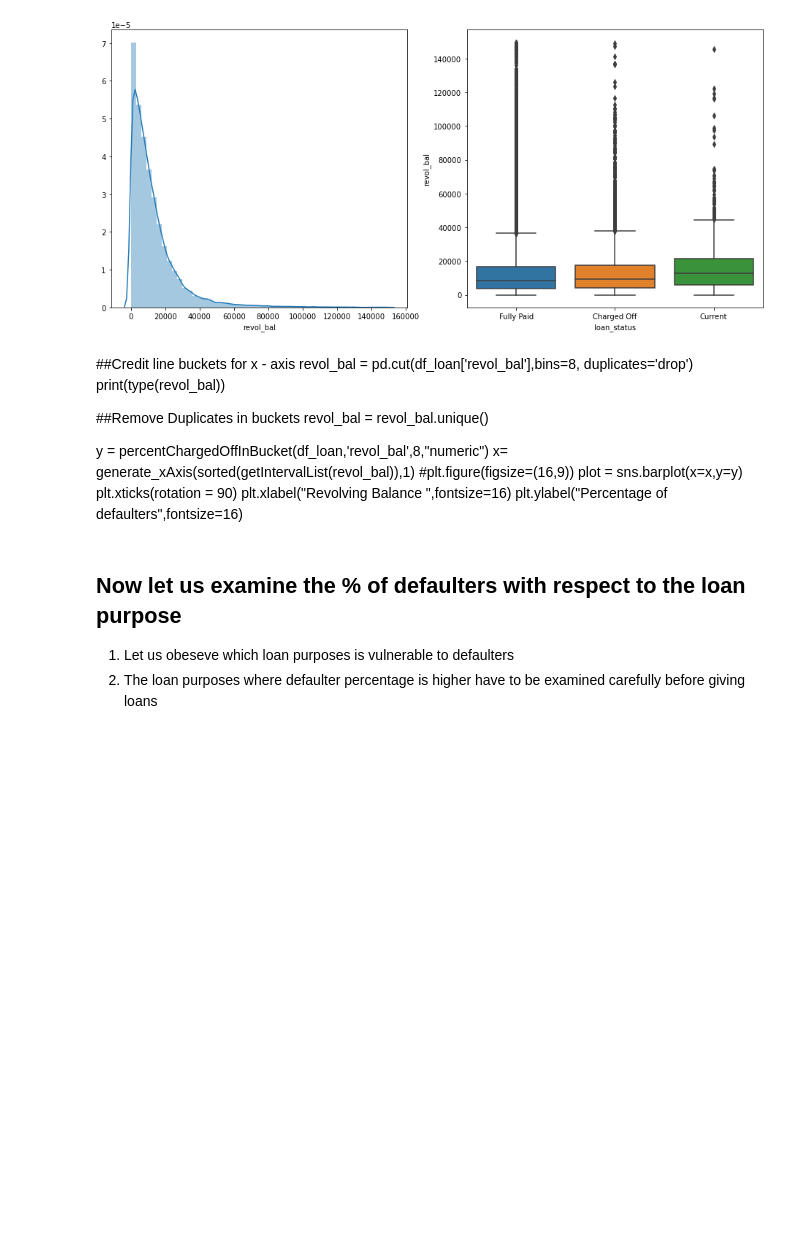
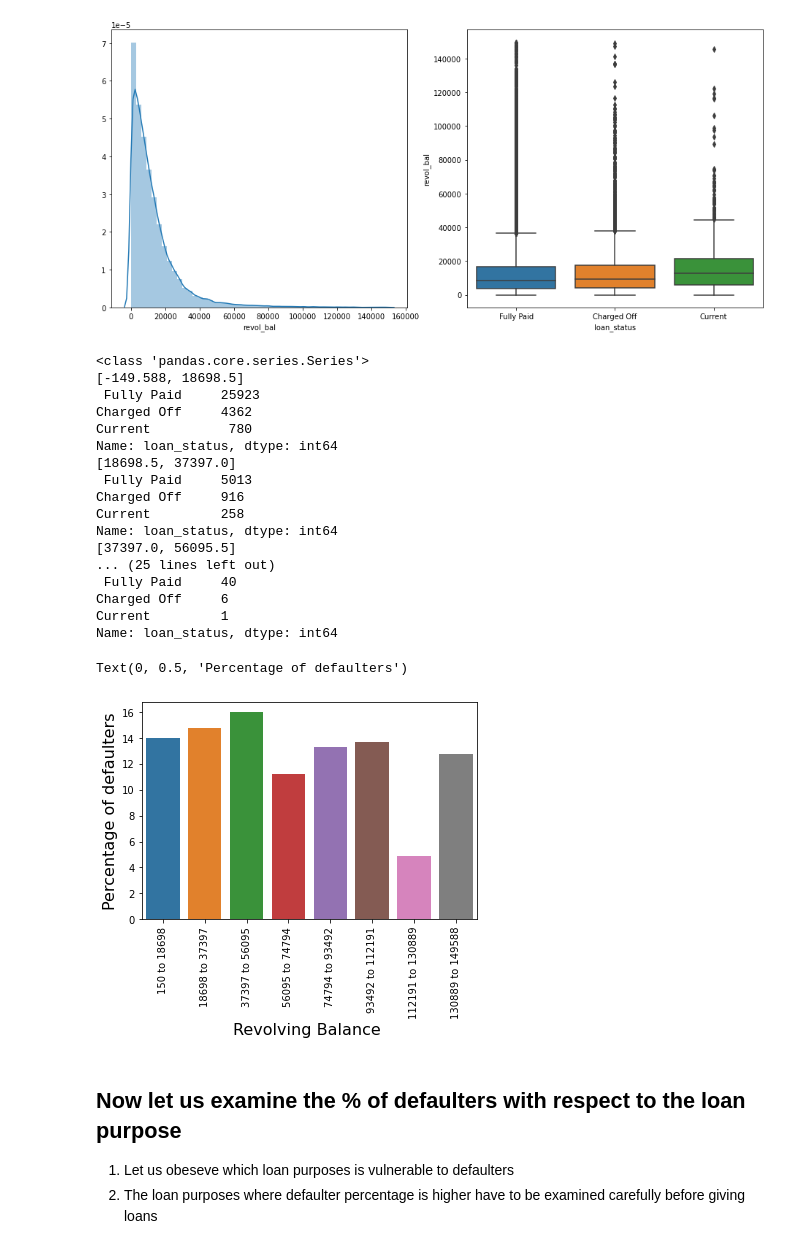
Before and after one commit to pani007/UpgradLendingClub, a Jupyter notebook: CaseStudy2.ipynb, the cells around one changed output. Saved outputs shown, nothing was run; the diff lists cells and outputs as text; code cells hidden in the pictures; blank space fills up the shorter version.

```diff
--- a/CaseStudy2.ipynb
+++ b/CaseStudy2.ipynb
@@ -385,21 +429,41 @@ sns.boxplot(data=df_loan,x="loan_status",y="revol_bal")
 # %% [output]
 <matplotlib.axes._subplots.AxesSubplot at 0x...>
 [figure]
-# %% [markdown]
-##Credit line buckets for x - axis
-revol_bal = pd.cut(df_loan['revol_bal'],bins=8, duplicates='drop')
-print(type(revol_bal))
-
-##Remove Duplicates in buckets
-revol_bal = revol_bal.unique()
-
-y = percentChargedOffInBucket(df_loan,'revol_bal',8,"numeric")
-x= generate_xAxis(sorted(getIntervalList(revol_bal)),1)
-#plt.figure(figsize=(16,9))
-plot = sns.barplot(x=x,y=y)
-plt.xticks(rotation = 90)
-plt.xlabel("Revolving Balance ",fontsize=16)
-plt.ylabel("Percentage of defaulters",fontsize=16)
+# %%
+##Credit line buckets for x - axis
+revol_bal = pd.cut(df_loan['revol_bal'],bins=8, duplicates='drop')
+print(type(revol_bal))
+
+##Remove Duplicates in buckets
+revol_bal = revol_bal.unique()
+
+y = percentChargedOffInBucket(df_loan,'revol_bal',8,"numeric")
+x= generate_xAxis(sorted(getIntervalList(revol_bal)),1)
+#plt.figure(figsize=(16,9))
+plot = sns.barplot(x=x,y=y)
+plt.xticks(rotation = 90)
+plt.xlabel("Revolving Balance ",fontsize=16)
+plt.ylabel("Percentage of defaulters",fontsize=16)
+# %% [output]
+<class 'pandas.core.series.Series'>
+[-149.588, 18698.5]
+ Fully Paid     25923
+Charged Off     4362
+Current          780
+Name: loan_status, dtype: int64
+[18698.5, 37397.0]
+ Fully Paid     5013
+Charged Off     916
+Current         258
+Name: loan_status, dtype: int64
+[37397.0, 56095.5]
+... (25 lines left out)
+ Fully Paid     40
+Charged Off     6
+Current         1
+Name: loan_status, dtype: int64
+Text(0, 0.5, 'Percentage of defaulters')
+[figure, added]
 # %% [markdown]
 ## Now let us examine the % of defaulters with respect to the loan purpose
 
```
Also changed, not shown: parts of 59 cells of this notebook.
